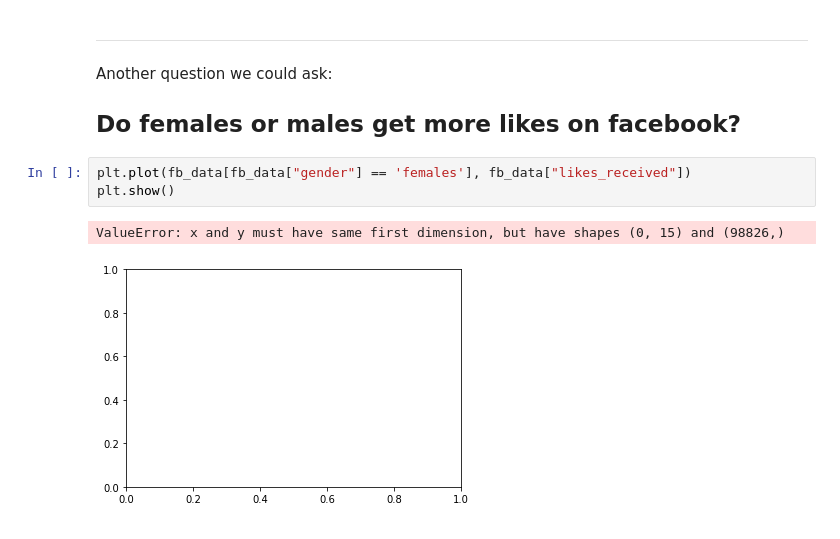
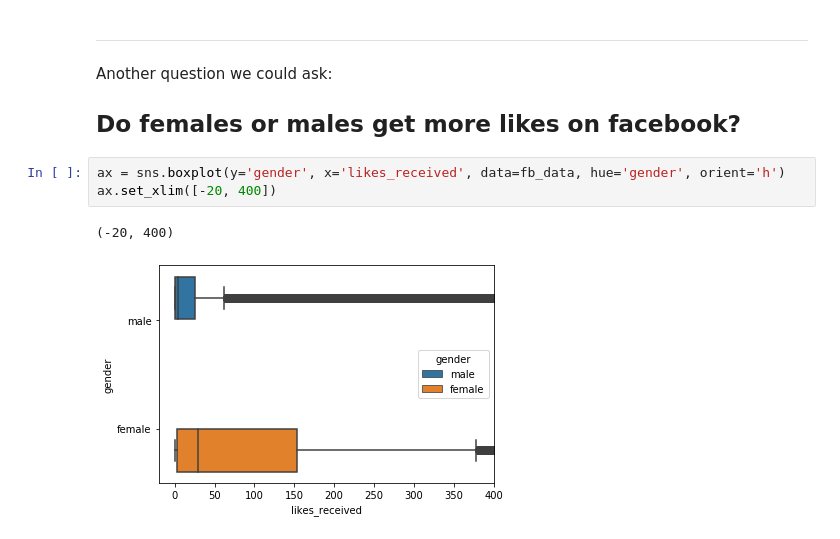
Before and after one commit to chloequinto/OnlineSocialNetworks, a Jupyter notebook: A09/main.ipynb, the cells around one changed output. Saved outputs shown, nothing was run; the diff lists cells and outputs as text.

```diff
--- a/A09/main.ipynb
+++ b/A09/main.ipynb
@@ -129,7 +195,7 @@ Another question we could ask:
 ## Do females or males get more likes on facebook?
-# %%
-plt.plot(fb_data[fb_data["gender"] == 'females'], fb_data["likes_received"])
-plt.show()
-# %% [output]
-ValueError: x and y must have same first dimension, but have shapes (0, 15) and (98826,)
-[figure, removed]
+# %%
+ax = sns.boxplot(y='gender', x='likes_received', data=fb_data, hue='gender', orient='h')
+ax.set_xlim([-20, 400])
+# %% [output]
+(-20, 400)
+[figure, added]
```
Also changed, not shown: parts of 21 cells of this notebook, 1 other file.
